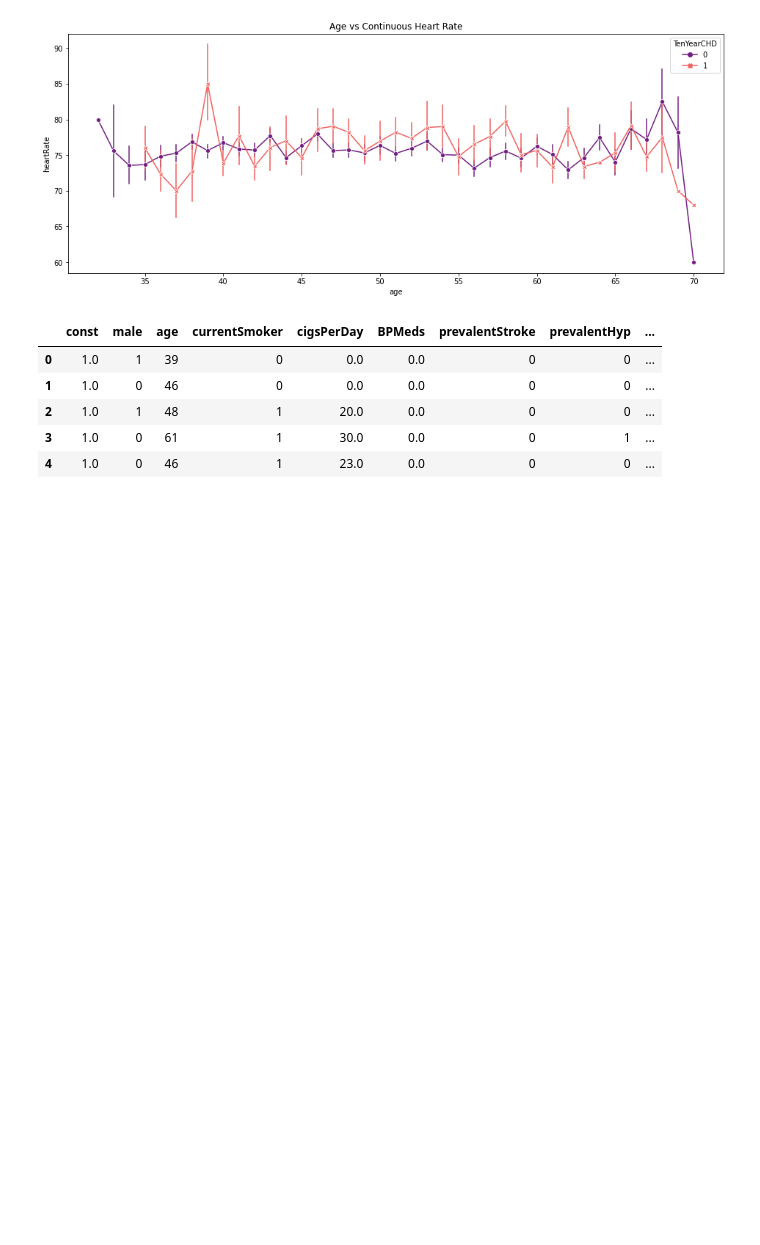
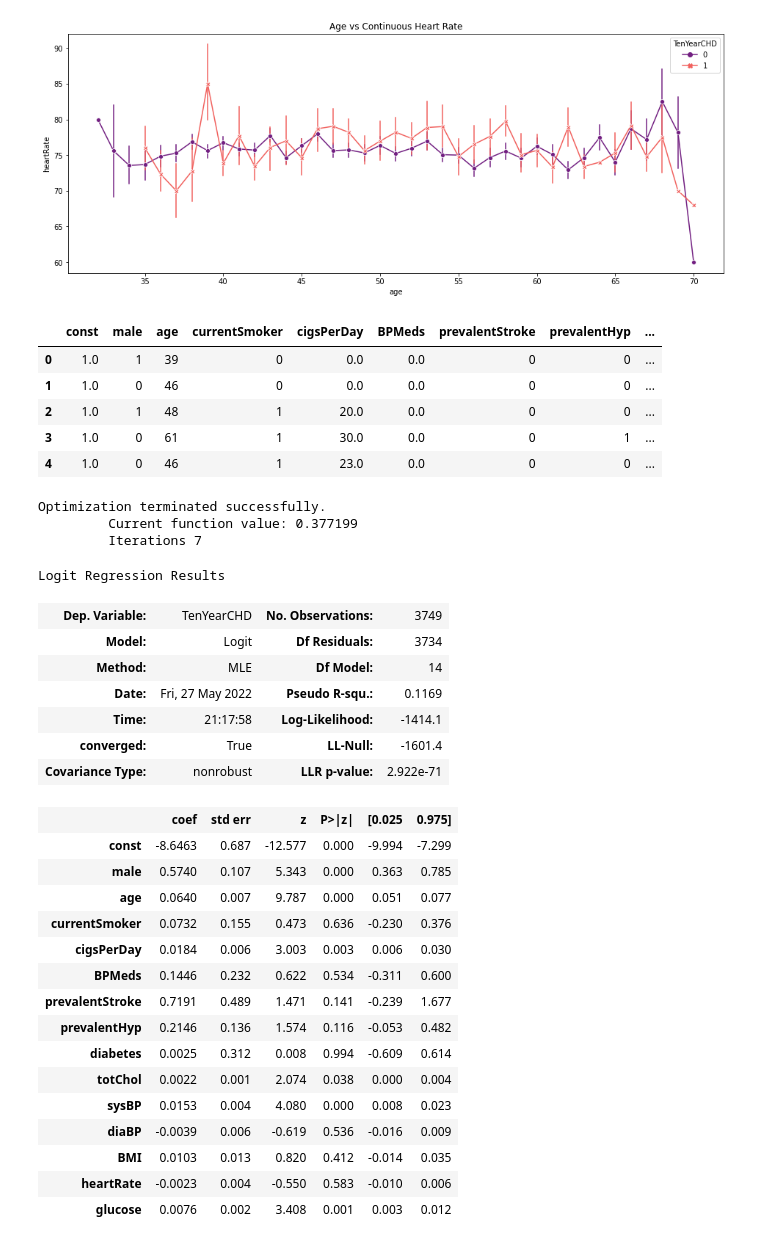
Before and after one commit to NimeshaPrasadini/ML_Assignment2_IT19028774_IT19140476_IT19123578_IT19138732, a Jupyter notebook: IT19028774_IT19140476_IT19123578_IT19138732.ipynb, the cells around one changed output. Drawn from its saved outputs; the diff is of its cells as text; code cells hidden in the pictures; blank space fills up the shorter version.

Commit message:
get the LR result

```diff
--- a/IT19028774_IT19140476_IT19123578_IT19138732.ipynb
+++ b/IT19028774_IT19140476_IT19123578_IT19138732.ipynb
@@ -308,3 +308,37 @@ heart_details_constant.head()
 | 2 | 1.0 | 1 | 48 | 1 | 20.0 | 0.0 | 0 | 0 | ... |
 | 3 | 1.0 | 0 | 61 | 1 | 30.0 | 0.0 | 0 | 1 | ... |
 | 4 | 1.0 | 0 | 46 | 1 | 23.0 | 0.0 | 0 | 0 | ... |
+# %%
+st.chisqprob = lambda chisq, df: st.chi2.sf(chisq, df)
+col=heart_details_constant.columns[:-1]
+hd_model=sm.Logit(chd_df.TenYearCHD,heart_details_constant[col])
+lr_result=hd_model.fit()
+lr_result.summary()
+# %% [output]
+Optimization terminated successfully.
+         Current function value: 0.377199
+         Iterations 7
+Logit Regression Results
+| Dep. Variable: | TenYearCHD | No. Observations: | 3749 |
+| Model: | Logit | Df Residuals: | 3734 |
+| Method: | MLE | Df Model: | 14 |
+| Date: | Fri, 27 May 2022 | Pseudo R-squ.: | 0.1169 |
+| Time: | 21:17:58 | Log-Likelihood: | -1414.1 |
+| converged: | True | LL-Null: | -1601.4 |
+| Covariance Type: | nonrobust | LLR p-value: | 2.922e-71 |
+|  | coef | std err | z | P>|z| | [0.025 | 0.975] |
+| const | -8.6463 | 0.687 | -12.577 | 0.000 | -9.994 | -7.299 |
+| male | 0.5740 | 0.107 | 5.343 | 0.000 | 0.363 | 0.785 |
+| age | 0.0640 | 0.007 | 9.787 | 0.000 | 0.051 | 0.077 |
+| currentSmoker | 0.0732 | 0.155 | 0.473 | 0.636 | -0.230 | 0.376 |
+| cigsPerDay | 0.0184 | 0.006 | 3.003 | 0.003 | 0.006 | 0.030 |
+| BPMeds | 0.1446 | 0.232 | 0.622 | 0.534 | -0.311 | 0.600 |
+| prevalentStroke | 0.7191 | 0.489 | 1.471 | 0.141 | -0.239 | 1.677 |
+| prevalentHyp | 0.2146 | 0.136 | 1.574 | 0.116 | -0.053 | 0.482 |
+| diabetes | 0.0025 | 0.312 | 0.008 | 0.994 | -0.609 | 0.614 |
+| totChol | 0.0022 | 0.001 | 2.074 | 0.038 | 0.000 | 0.004 |
+| sysBP | 0.0153 | 0.004 | 4.080 | 0.000 | 0.008 | 0.023 |
+| diaBP | -0.0039 | 0.006 | -0.619 | 0.536 | -0.016 | 0.009 |
+| BMI | 0.0103 | 0.013 | 0.820 | 0.412 | -0.014 | 0.035 |
+| heartRate | -0.0023 | 0.004 | -0.550 | 0.583 | -0.010 | 0.006 |
+| glucose | 0.0076 | 0.002 | 3.408 | 0.001 | 0.003 | 0.012 |
```
Also changed, not shown: parts of 2 cells of this notebook.
